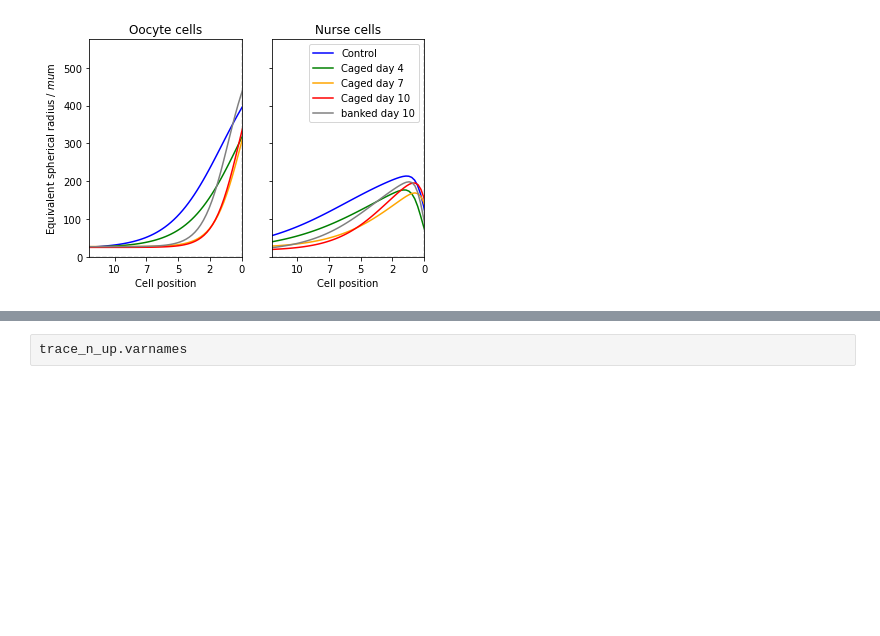
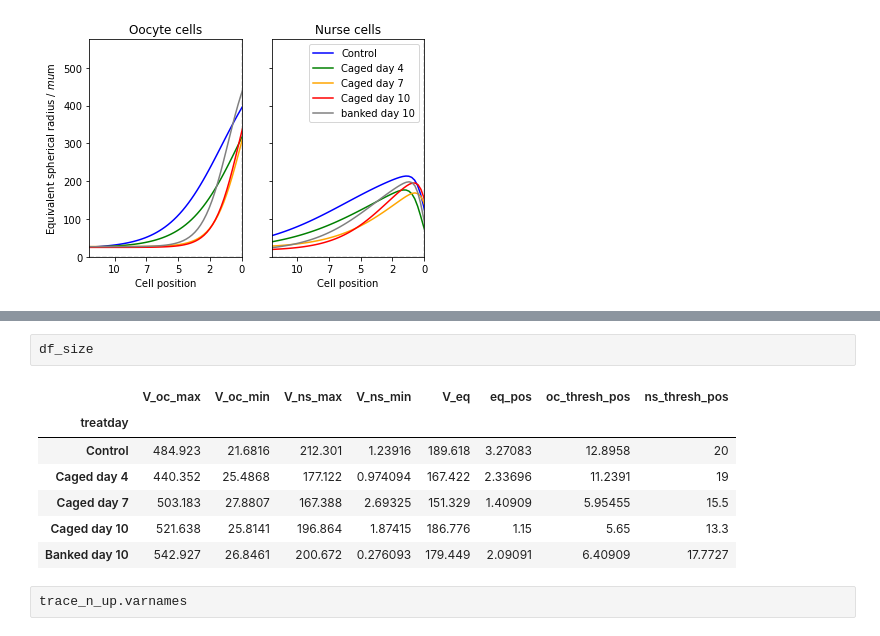
Before and after one commit to evenhuis/bee_quant, a Jupyter notebook: analysis/averaged model.ipynb, the cells around one changed output, grey strips where cells are left out. Drawn from its saved outputs; the diff is of its cells as text; blank space fills up the shorter version.

```diff
--- a/analysis/averaged model.ipynb
+++ b/analysis/averaged model.ipynb
@@ -318,5 +319,15 @@ plt.savefig("averaged_model/compare_median_panel.pdf")
 # %% [output]
 [figure]
+# %%
+df_size
+# %% [output]
+|  | V_oc_max | V_oc_min | V_ns_max | V_ns_min | V_eq | eq_pos | oc_thresh_pos | ns_thresh_pos |
+| treatday |  |  |  |  |  |  |  |  |
+| Control | 484.923 | 21.6816 | 212.301 | 1.23916 | 189.618 | 3.27083 | 12.8958 | 20 |
+| Caged day 4 | 440.352 | 25.4868 | 177.122 | 0.974094 | 167.422 | 2.33696 | 11.2391 | 19 |
+| Caged day 7 | 503.183 | 27.8807 | 167.388 | 2.69325 | 151.329 | 1.40909 | 5.95455 | 15.5 |
+| Caged day 10 | 521.638 | 25.8141 | 196.864 | 1.87415 | 186.776 | 1.15 | 5.65 | 13.3 |
+| Banked day 10 | 542.927 | 26.8461 | 200.672 | 0.276093 | 179.449 | 2.09091 | 6.40909 | 17.7727 |
 # %%
 trace_n_up.varnames
 # %% [output]
```
Also changed, not shown: parts of 1 cell of this notebook, 2 other files.
